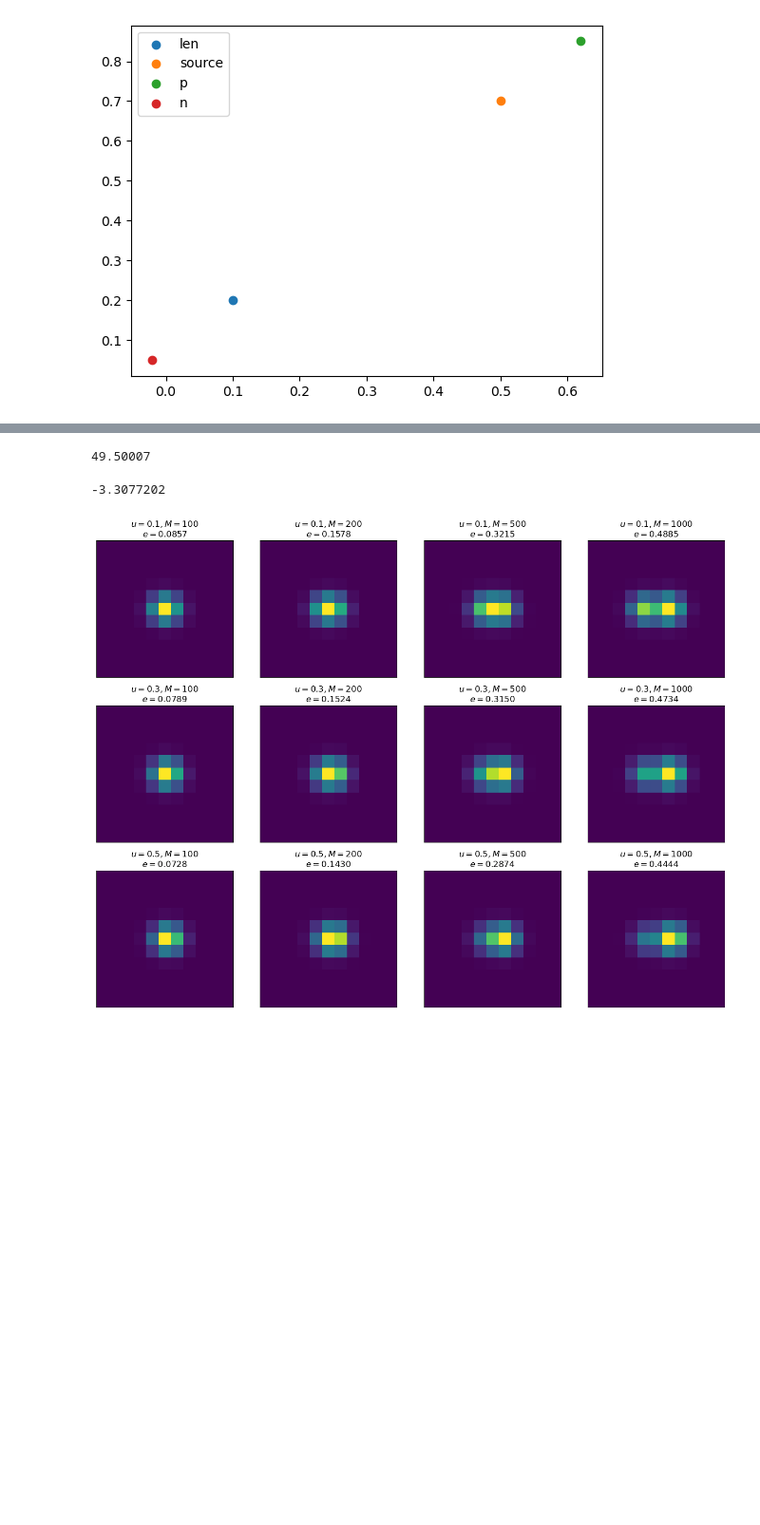
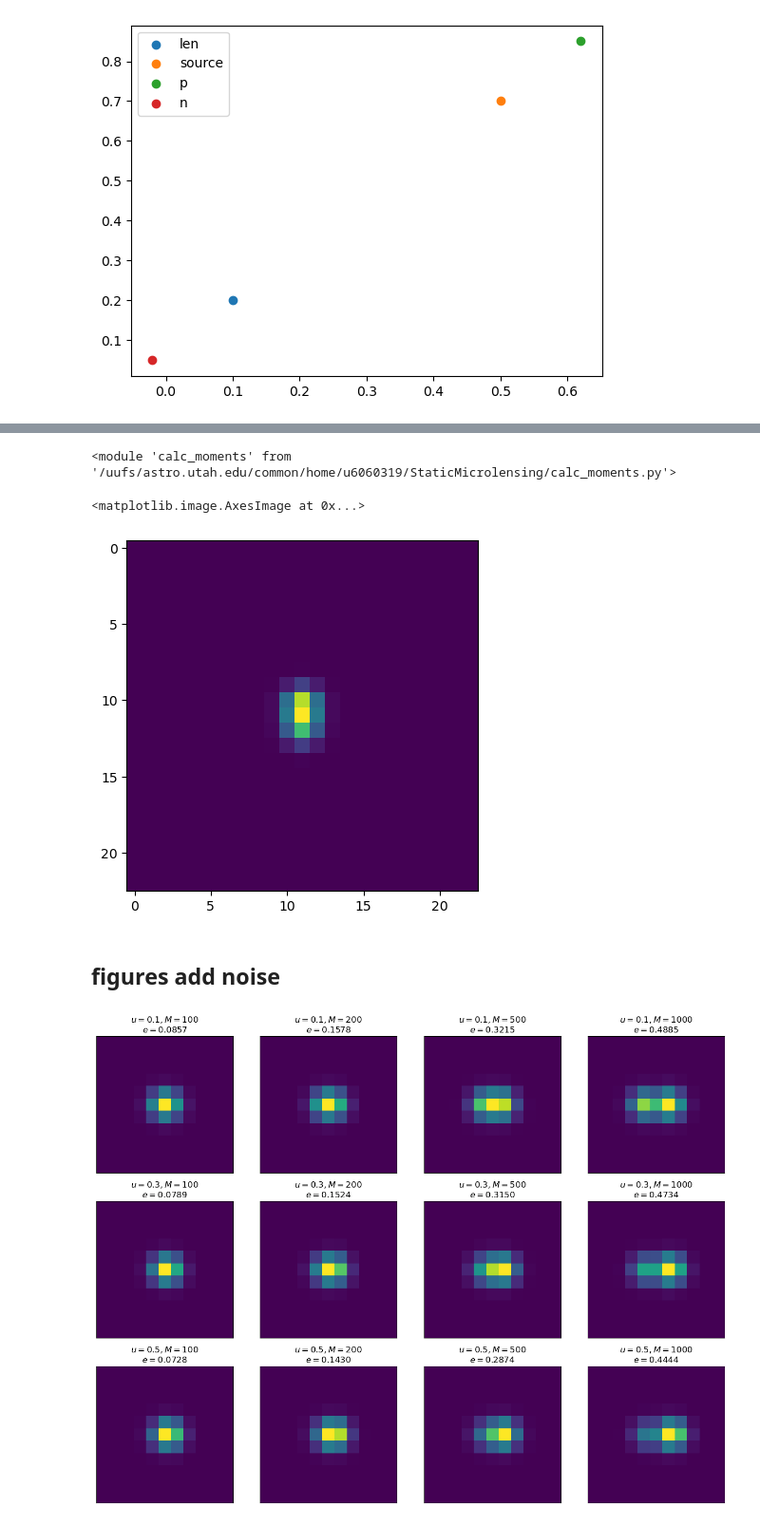
Before and after one commit to MeloDi-23/lenstronomy-image-mock, a Jupyter notebook: simple_plot_test.ipynb, the cells around one changed output, grey strips where cells are left out. Shown at 95% size. Cells and saved outputs as stored; diff of their text form; code cells hidden in the pictures; blank space fills up the shorter version.

```diff
--- a/simple_plot_test.ipynb
+++ b/simple_plot_test.ipynb
@@ -146,10 +188,19 @@ plt.show()
+# %%
+d_s = 8000
+d_l = 4000              # pc
+M0 = 500               # M_sol
+theta_E = einstein_radius(M0, d_l, d_s)     # arcsec
+deltaPix = 0.031
+fwhm = 0.05
+figsize = (fwhm+theta_E)*10
+num_pix = int(figsize/deltaPix)
+psf = galsim.Gaussian(fwhm=fwhm, flux=1)
+mymodel = SimpleImageModel(deltaPix, num_pix, num_pix, (0, 0), psf)
 # %%
-image = mymodel.mock_image(theta_E, 0, 0, theta_E*u, 0, 100)
+image = mymodel.mock_image(theta_E, 0, 0.2*theta_E, 0, 0, 1000)
-# %%
-addPoissonNoiseSNR(image, 50, 1)
-# %% [output]
-49.50007
-# %%
-image.array.min()
-# %% [output]
--3.3077202
+# %%
+import importlib
+import calc_moments
+importlib.reload(calc_moments)
+# %% [output]
+<module 'calc_moments' from '/uufs/astro.utah.edu/common/home/u6060319/StaticMicrolensing/calc_moments.py'>
@@ -156,3 +209,10 @@ image.array.min()
+# %%
+plt.imshow(image.array)
+# %% [output]
+<matplotlib.image.AxesImage at 0x...>
+[figure, added]
+# %% [markdown]
+## figures add noise
 # %%
 # lets vary mass
 add_noise = True
```
Also changed, not shown: parts of 15 cells of this notebook, 4 other files.
